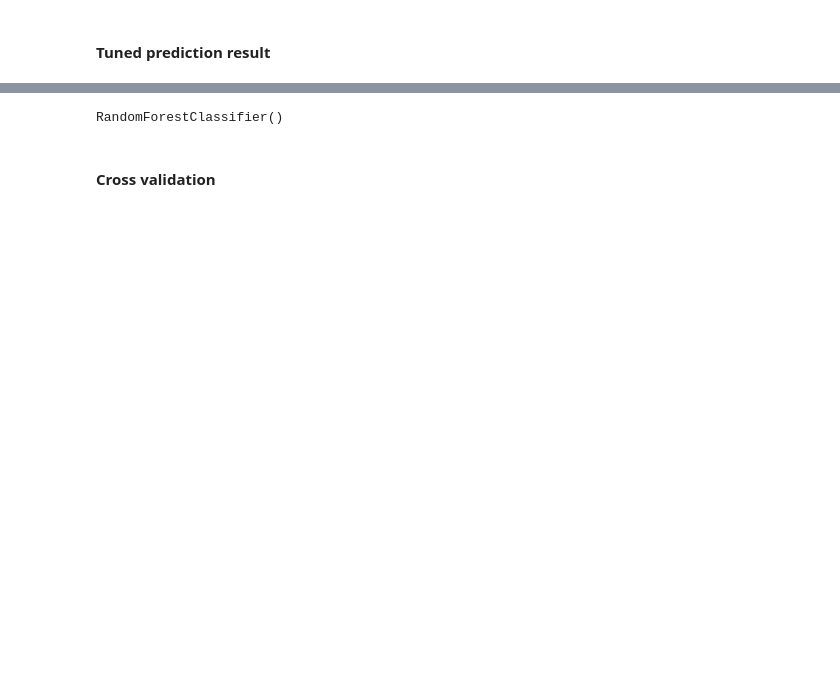
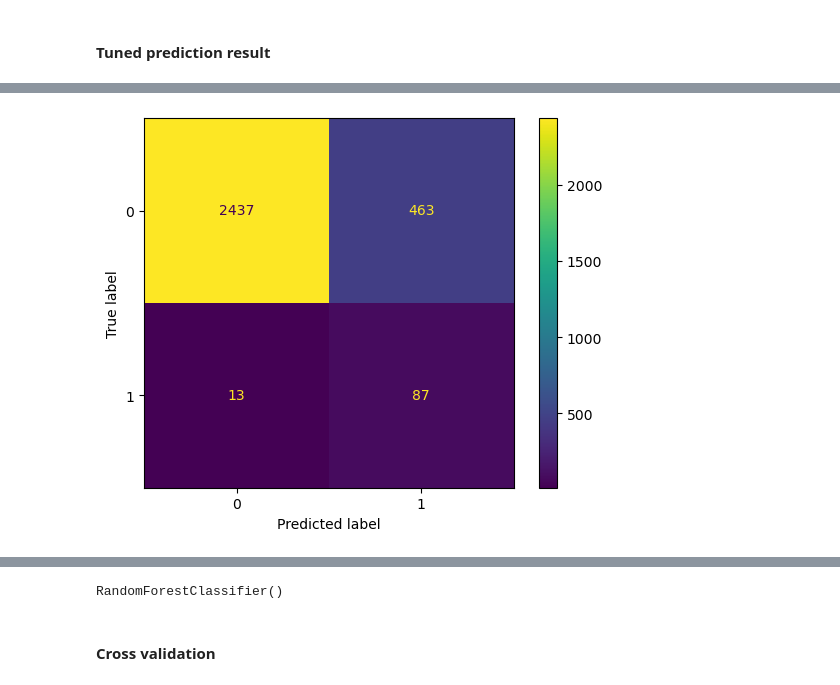
Before and after one commit to NuoLeiNYU/loan-default-prediction, a Jupyter notebook: loan-default-prediction.ipynb, the cells around one changed output, grey strips where cells are left out. Saved outputs shown, nothing was run; the diff lists cells and outputs as text; code cells hidden in the pictures; blank space fills up the shorter version.

```diff
--- a/loan-default-prediction.ipynb
+++ b/loan-default-prediction.ipynb
@@ -424,4 +431,9 @@ print(confusion_matrix(y_test,y_pred_SVC))
  [  13   87]]
+# %%
+ConfusionMatrixDisplay.from_predictions(y_test,y_pred_SVC)
+plt.show()
+# %% [output]
+[figure, added]
 # %%
 print(classification_report(y_test,y_pred_SVC))
 # %% [output]
```
Also changed, not shown: parts of 32 cells of this notebook, 9 other files.
